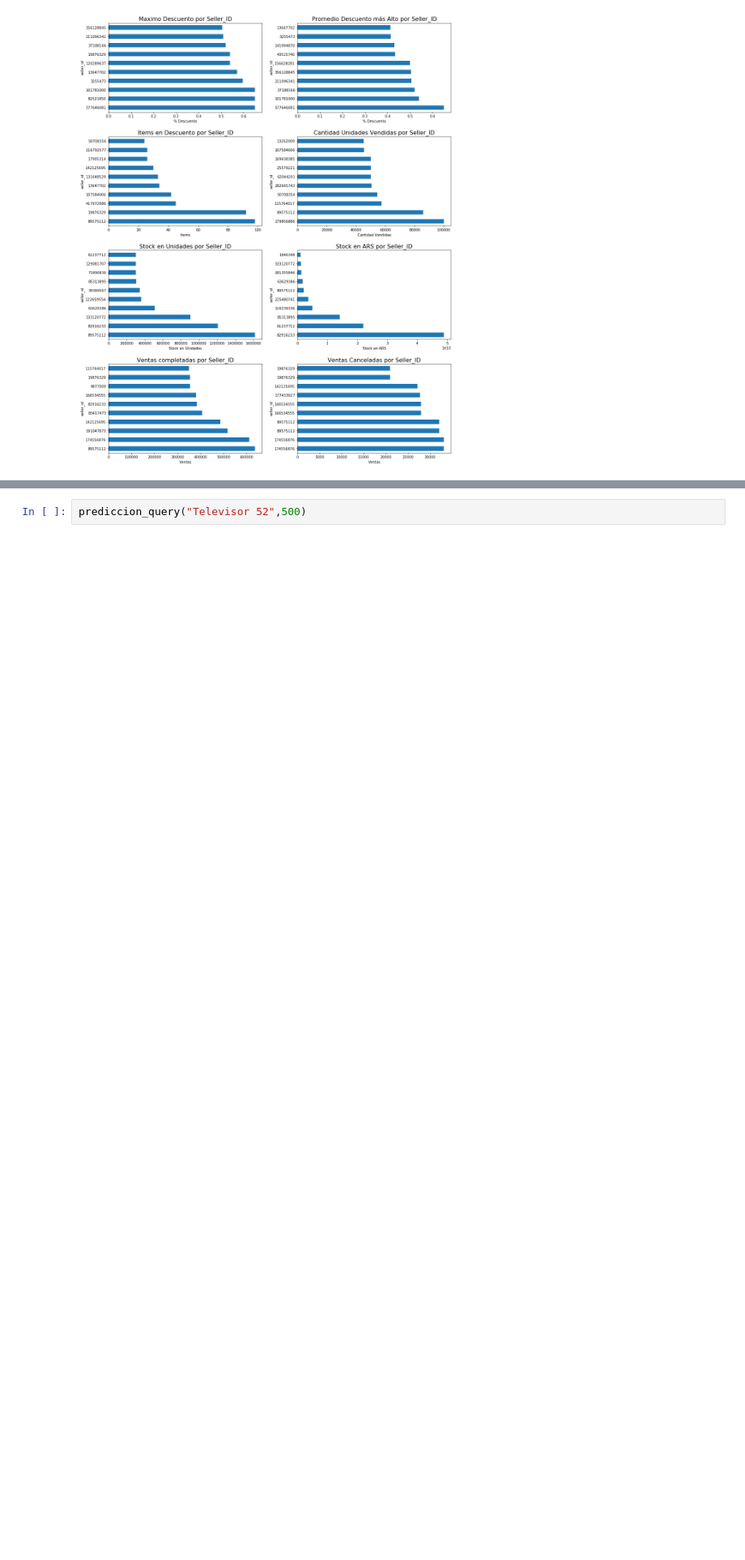
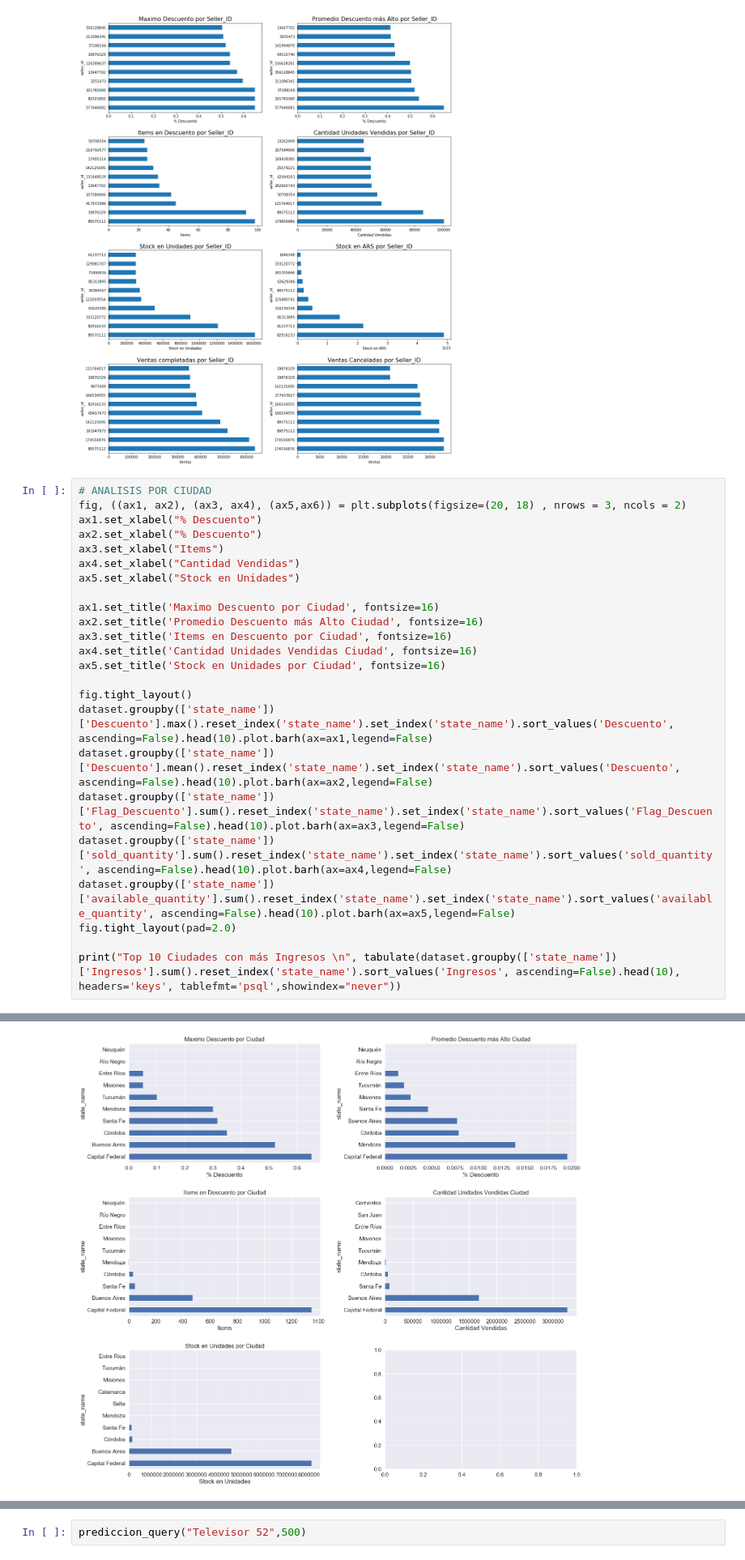
Before and after one commit to Wilderdbb/Prueba_ML, a Jupyter notebook: Prueba_ML_F.ipynb, the cells around one changed output, grey strips where cells are left out. Shown at 81% size. Cells and saved outputs as stored; diff of their text form; blank space fills up the shorter version.

```diff
--- a/Prueba_ML_F.ipynb
+++ b/Prueba_ML_F.ipynb
@@ -273,3 +273,28 @@ Top 10 Sellers con más ventas Positivas
 | 8.34175e+07 | 1.1754e+08  |
 +-------------+-------------+
 [figure]
+# %%
+# ANALISIS POR CIUDAD
+fig, ((ax1, ax2), (ax3, ax4), (ax5,ax6)) = plt.subplots(figsize=(20, 18) , nrows = 3, ncols = 2)
+ax1.set_xlabel("% Descuento")
+ax2.set_xlabel("% Descuento")
+ax3.set_xlabel("Items")
+ax4.set_xlabel("Cantidad Vendidas")
+ax5.set_xlabel("Stock en Unidades")
+
+ax1.set_title('Maximo Descuento por Ciudad', fontsize=16)
+ax2.set_title('Promedio Descuento más Alto Ciudad', fontsize=16)
+ax3.set_title('Items en Descuento por Ciudad', fontsize=16)
+ax4.set_title('Cantidad Unidades Vendidas Ciudad', fontsize=16)
+ax5.set_title('Stock en Unidades por Ciudad', fontsize=16)
+
+fig.tight_layout()
+dataset.groupby(['state_name'])['Descuento'].max().reset_index('state_name').set_index('state_name').sort_values('Descuento', ascending=False).head(10).plot.barh(ax=ax1,legend=False)
+dataset.groupby(['state_name'])['Descuento'].mean().reset_index('state_name').set_index('state_name').sort_values('Descuento', ascending=False).head(10).plot.barh(ax=ax2,legend=False)
+dataset.groupby(['state_name'])['Flag_Descuento'].sum().reset_index('state_name').set_index('state_name').sort_values('Flag_Descuento', ascending=False).head(10).plot.barh(ax=ax3,legend=False)
+dataset.groupby(['state_name'])['sold_quantity'].sum().reset_index('state_name').set_index('state_name').sort_values('sold_quantity', ascending=False).head(10).plot.barh(ax=ax4,legend=False)
+dataset.groupby(['state_name'])['available_quantity'].sum().reset_index('state_name').set_index('state_name').sort_values('available_quantity', ascending=False).head(10).plot.barh(ax=ax5,legend=False)
+fig.tight_layout(pad=2.0)
+
+print("Top 10 Ciudades con más Ingresos \n", tabulate(dataset.groupby(['state_name'])['Ingresos'].sum().reset_index('state_name').sort_values('Ingresos', ascending=False).head(10), headers='keys', tablefmt='psql',showindex="never"))
+# %% [output]
@@ -276,3 +316,4 @@ Top 10 Sellers con más ventas Positivas
+[figure, added]
 # %%
 # PREPARACION DE DATOS PARA EL MODELO (ELIMINACION DE NULLS Y VARIABLES SIN RELEVANCIA)
 
```
Also changed, not shown: parts of 1 cell of this notebook.
